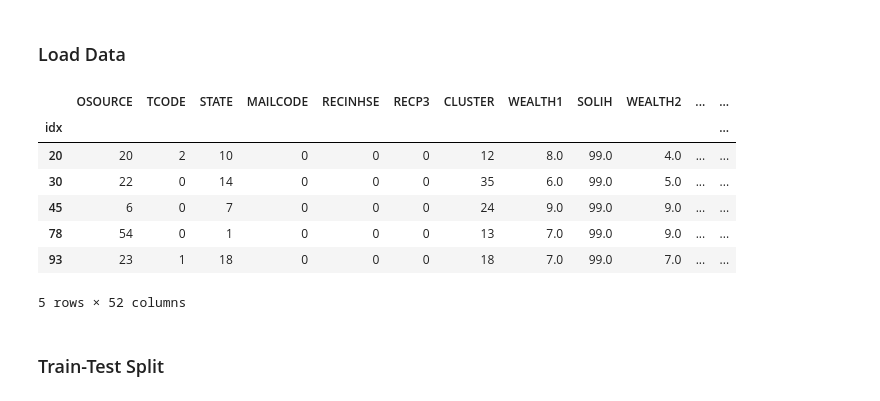
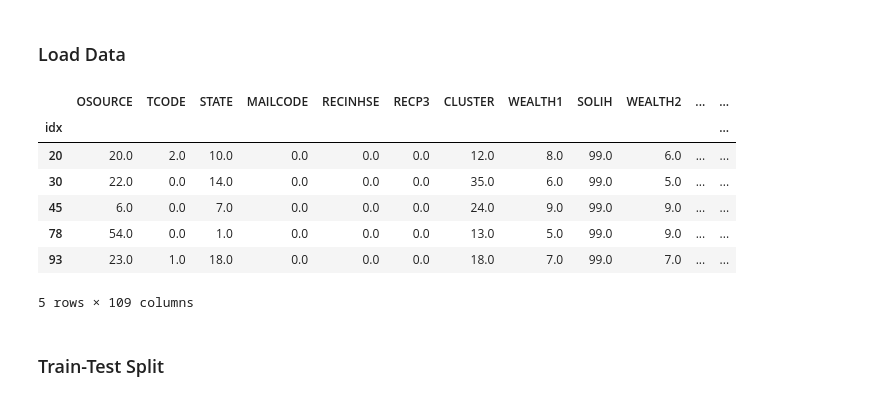
Before and after one commit to darryl-abraham/mlproject, a Jupyter notebook: modelling.ipynb, the cells around one changed output. Saved outputs shown, nothing was run; the diff lists cells and outputs as text; code cells hidden in the pictures.

```diff
--- a/modelling.ipynb
+++ b/modelling.ipynb
@@ -24,20 +24,20 @@ warnings.filterwarnings("ignore")
 # %% [markdown]
 ### Load Data
 # %%
-df = pd.read_csv('./data/train_preprocessed.csv', sep = ',', chunksize=10000, low_memory=False)
+df = pd.read_csv('./data/preprocessed_data.csv', sep = ',', chunksize=10000, low_memory=False)
 df = pd.concat(df, axis='rows')
 df = df.rename(columns={'Unnamed: 0': 'idx'})
 df = df.set_index('idx')
 df.head()
 # %% [output]
 |  | OSOURCE | TCODE | STATE | MAILCODE | RECINHSE | RECP3 | CLUSTER | WEALTH1 | SOLIH | WEALTH2 | ... | ... |
 | idx |  |  |  |  |  |  |  |  |  |  |  | ... |
-| 20 | 20 | 2 | 10 | 0 | 0 | 0 | 12 | 8.0 | 99.0 | 4.0 | ... | ... |
-| 30 | 22 | 0 | 14 | 0 | 0 | 0 | 35 | 6.0 | 99.0 | 5.0 | ... | ... |
-| 45 | 6 | 0 | 7 | 0 | 0 | 0 | 24 | 9.0 | 99.0 | 9.0 | ... | ... |
-| 78 | 54 | 0 | 1 | 0 | 0 | 0 | 13 | 7.0 | 99.0 | 9.0 | ... | ... |
-| 93 | 23 | 1 | 18 | 0 | 0 | 0 | 18 | 7.0 | 99.0 | 7.0 | ... | ... |
+| 20 | 20.0 | 2.0 | 10.0 | 0.0 | 0.0 | 0.0 | 12.0 | 8.0 | 99.0 | 6.0 | ... | ... |
+| 30 | 22.0 | 0.0 | 14.0 | 0.0 | 0.0 | 0.0 | 35.0 | 6.0 | 99.0 | 5.0 | ... | ... |
+| 45 | 6.0 | 0.0 | 7.0 | 0.0 | 0.0 | 0.0 | 24.0 | 9.0 | 99.0 | 9.0 | ... | ... |
+| 78 | 54.0 | 0.0 | 1.0 | 0.0 | 0.0 | 0.0 | 13.0 | 5.0 | 99.0 | 9.0 | ... | ... |
+| 93 | 23.0 | 1.0 | 18.0 | 0.0 | 0.0 | 0.0 | 18.0 | 7.0 | 99.0 | 7.0 | ... | ... |
-5 rows × 52 columns
+5 rows × 109 columns
 # %%
 feats_to_encode = ['OSOURCE', 'TCODE', 'STATE', 'CLUSTER', 'CLUSTER2']
 # %% [markdown]
```
Also changed, not shown: 2 other files.
